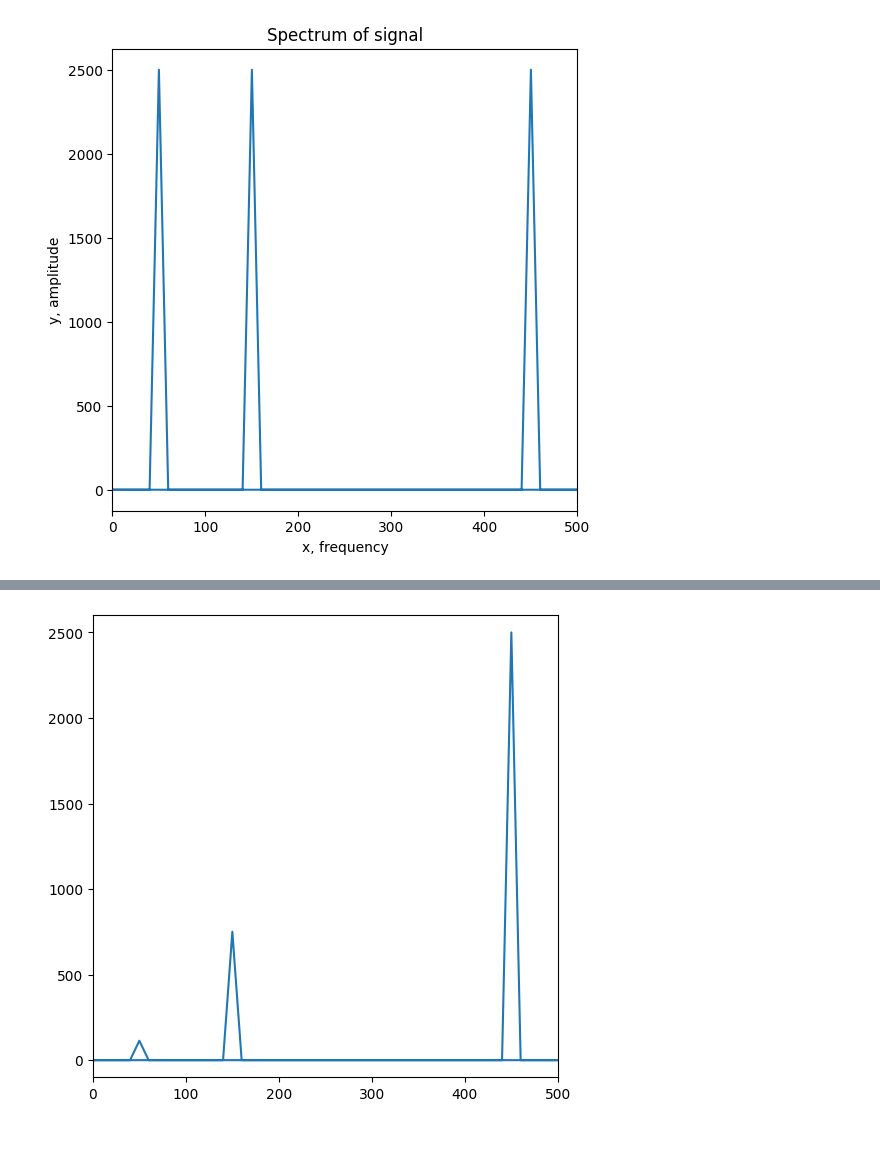
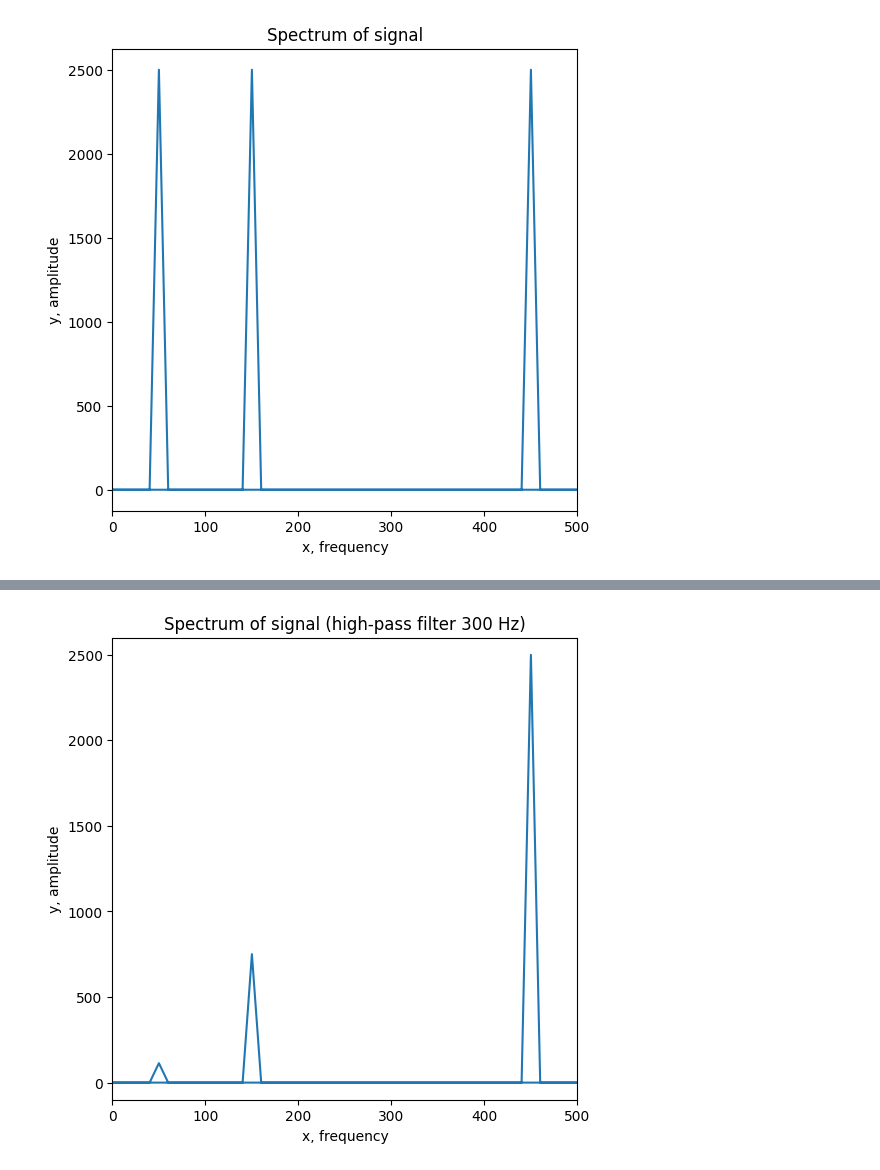
Before and after one commit to pimonov-student/another_digital_signal, a Jupyter notebook: lab_four.ipynb, the cells around one changed output, grey strips where cells are left out. Saved outputs shown, nothing was run; the diff lists cells and outputs as text; code cells hidden in the pictures; blank space fills up the shorter version.

```diff
--- a/lab_four.ipynb
+++ b/lab_four.ipynb
@@ -62,16 +69,19 @@ plt.show()
 # %%
 high_filtered_y_cos_fft_base = butter_filter(300 / x_cos_fft)
 high_filtered_y_cos_fft_base[0] = 0
 high_filtered_y_cos_fft = high_filtered_y_cos_fft_base * y_cos_fft
 high_filtered_y_cos_fft /= max(high_filtered_y_cos_fft) / max(y_cos_fft)
 
 plt.figure(figsize=(6, 6))
 plt.xlim([0, 500])
 plt.ylim([-100, 2600])
 plt.plot(x_cos_fft, np.abs(high_filtered_y_cos_fft))
+plt.title("Spectrum of signal (high-pass filter 300 Hz)")
+plt.xlabel("x, frequency")
+plt.ylabel("y, amplitude")
 plt.show()
 # %% [output]
-[figure, old version]
+[figure, new version]
 # %%
 y_cos_from_high = np.fft.ifft(high_filtered_y_cos_fft)
 
```
Also changed, not shown: parts of 14 cells of this notebook.
